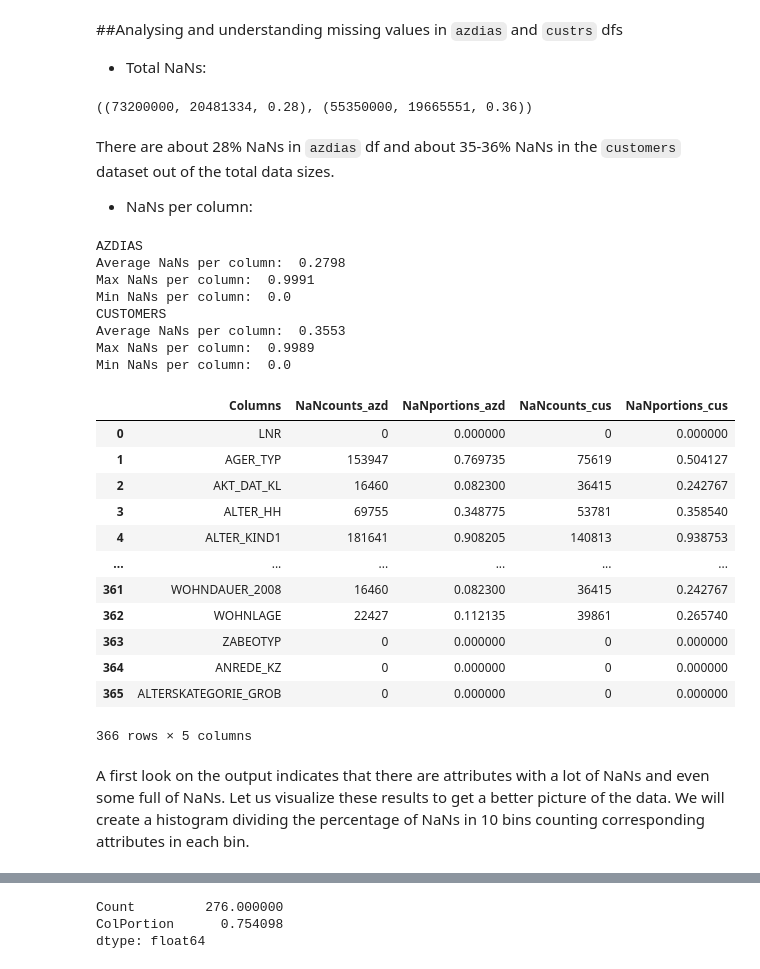
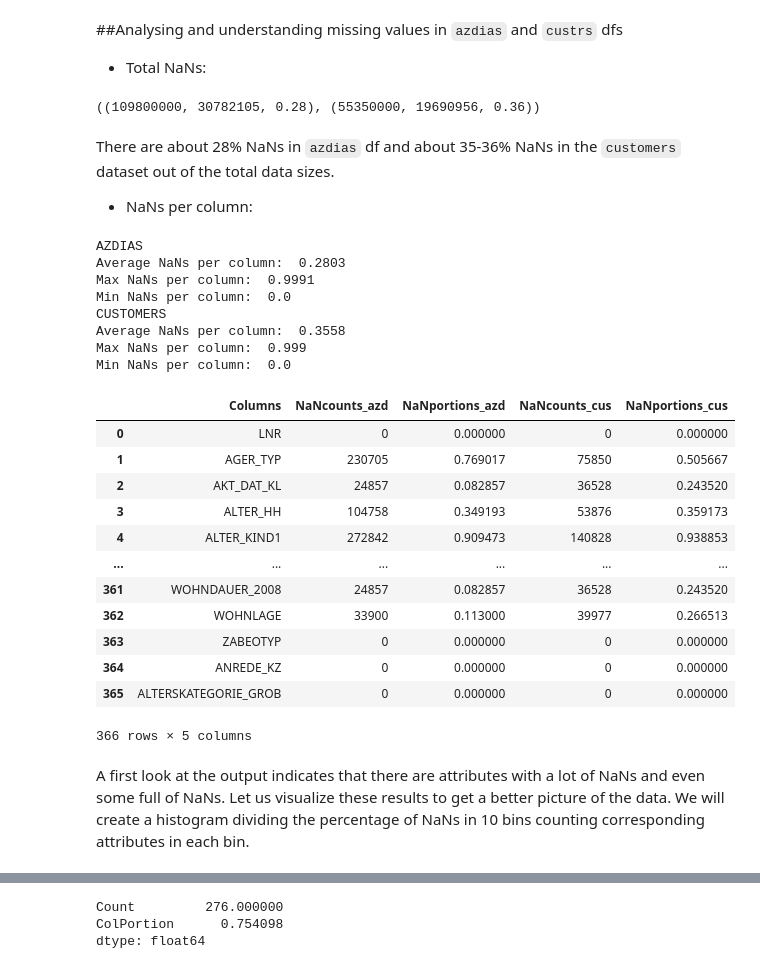
Before and after one commit to chrisliatas/dsnd-customer-segmentation, a Jupyter notebook: Arvato Project Workbook.ipynb, the cells around one changed output, grey strips where cells are left out. Cells and saved outputs as stored; diff of their text form; code cells hidden in the pictures.

```diff
--- a/Arvato Project Workbook.ipynb
+++ b/Arvato Project Workbook.ipynb
@@ -98,17 +110,19 @@ You'll notice when the data is loaded in that a warning message will immediately
 # %%
 # Assign path names to variables for easier manipulation later on.
+colab_dir = "/content/drive/MyDrive/workspace/arvato_data/"
+remote_dir = "../../data/Term2/capstone/arvato_data/"
 
-azdias_file = "/content/drive/MyDrive/workspace/arvato_data/Udacity_AZDIAS_052018.csv" if IN_COLAB else "../../data/Term2/capstone/arvato_data/Udacity_AZDIAS_052018.csv"
-customers_file = "/content/drive/MyDrive/workspace/arvato_data/Udacity_CUSTOMERS_052018.csv" if IN_COLAB else "../../data/Term2/capstone/arvato_data/Udacity_CUSTOMERS_052018.csv"
-mailout_train_file = "/content/drive/MyDrive/workspace/arvato_data/Udacity_MAILOUT_052018_TRAIN.csv" if IN_COLAB else "../../data/Term2/capstone/arvato_data/Udacity_MAILOUT_052018_TRAIN.csv"
-mailout_test_file = "/content/drive/MyDrive/workspace/arvato_data/Udacity_MAILOUT_052018_TEST.csv" if IN_COLAB else "../../data/Term2/capstone/arvato_data/Udacity_MAILOUT_052018_TEST.csv"
+azdias_file = f"{colab_dir if IN_COLAB else remote_dir}Udacity_AZDIAS_052018.csv"
+customers_file = f"{colab_dir if IN_COLAB else remote_dir}Udacity_CUSTOMERS_052018.csv"
+mailout_train_file = f"{colab_dir if IN_COLAB else remote_dir}Udacity_MAILOUT_052018_TRAIN.csv"
+mailout_test_file = f"{colab_dir if IN_COLAB else remote_dir}Udacity_MAILOUT_052018_TEST.csv"
 
 # Files with information about the columns depicted in the csv files
-dias_attrib = "/content/drive/MyDrive/workspace/arvato_data/DIAS Attributes - Values 2017.xlsx" if IN_COLAB else "DIAS Attributes - Values 2017.xlsx"
-dias_info = "/content/drive/MyDrive/workspace/arvato_data/DIAS Information Levels - Attributes 2017.xlsx" if IN_COLAB else "DIAS Information Levels - Attributes 2017.xlsx"
+dias_attrib = f"{colab_dir if IN_COLAB else remote_dir}DIAS Attributes - Values 2017.xlsx"
+dias_info = f"{colab_dir if IN_COLAB else remote_dir}DIAS Information Levels - Attributes 2017.xlsx"
 
 # Kaggle submission file
-kg_submission = "/content/drive/MyDrive/workspace/arvato_data/" if IN_COLAB else ""
+kg_submission = colab_dir if IN_COLAB else ""
 # Kaggle competition
 kg_competition = 'udacity-arvato-identify-customers'
 # %% [markdown]
@@ -119,7 +133,7 @@ def get_df_sample(n_samples, seed=None, *args, **kwargs):
 
     Args:
         n_samples (int): Size of sample (number of rows) to randomly load from the input file.
-        args, kwargs: Pass arguments and keword arguments as in pandas `read_csv` method.
+        args, kwargs: Pass arguments and keyword arguments as in pandas `read_csv` method.
         Ref: https://pandas.pydata.org/docs/reference/api/pandas.read_csv.html
 
     Returns:
@@ -201,5 +215,5 @@ A samle of 200,000 rows will be used for `AZDIAS` and 150,000 rows for `CUSTOMER
 # %%
-azd_sample_size = 200000
+azd_sample_size = 300000
 cus_sample_size = 150000
 
 # Specific values to replace as np.NaN while loading the dataframe.
@@ -214,9 +228,9 @@ read_csv_kwargs = {
 }
 
 # Read samples from azdias, customers datasets of size n rows, (use parse_dates to convert `EINGEFUEGT_AM` to datetime).
-azdias = get_df_sample(azd_sample_size, 42, azdias_file, **read_csv_kwargs)
+azdias = get_df_sample(azd_sample_size, None, azdias_file, **read_csv_kwargs)
 # custrs = pd.read_csv(customers_file, sep=';', na_values=na_tupl, parse_dates=['EINGEFUEGT_AM'])
-custrs = get_df_sample(cus_sample_size, 42, customers_file, **read_csv_kwargs)
+custrs = get_df_sample(cus_sample_size, None, customers_file, **read_csv_kwargs)
 # %% [markdown]
 Let us check the dataframes now:
 # %%
@@ -911,7 +925,7 @@ cus_df_nan = custrs.isna().sum().sum()
 (azdias.size, azdias_nan, round(azdias_nan/azdias.size, 2)), \
 (custrs.size, cus_df_nan, round(cus_df_nan/custrs.size, 2))
 # %% [output]
-((73200000, 20481334, 0.28), (55350000, 19665551, 0.36))
+((109800000, 30782105, 0.28), (55350000, 19690956, 0.36))
 # %% [markdown]
 There are about 28% NaNs in `azdias` df and about 35-36% NaNs in the `customers`
 dataset out of the total data sizes.
@@ -933,7 +947,7 @@ def cols_nans_info(df, cols=None):
 
     Returns:
         A new dataframe with three columns providing counts and portions of NaNs
-        per column in the input df. Examle:
+        per column in the input df. Example:
 
             Columns	     NaNcounts	NaNportions
         0	AGER_TYP	   685843	    0.769554
@@ -941,47 +955,47 @@ def cols_nans_info(df, cols=None):
         2	ALTER_HH	   310267	    0.348137
         3	ALTER_KIND1	   810163	    0.909048
         4	ALTER_KIND2	   861722	    0.966900
     """
     cols = cols or ('Columns', 'NaNcounts', 'NaNportions')
     new_df = df.isna().sum().rename_axis(cols[0]).reset_index(name=cols[1])
     new_df[cols[2]] = new_df[cols[1]] / df.shape[0]
 
     print('Average NaNs per column: ', round(new_df[cols[2]].mean(), 4))
     print('Max NaNs per column: ', round(new_df[cols[2]].max(), 4))
     print('Min NaNs per column: ', round(new_df[cols[2]].min(), 4))
 
     return new_df
 
 # Get NaNs info for the `azdias` dataframe
 print("AZDIAS")
 azdias_nans = cols_nans_info(azdias)
 # Get NaNs info for the `custrs` dataframe
 print("CUSTOMERS")
 cus_df_nans = cols_nans_info(custrs)
 
 pd.merge(azdias_nans, cus_df_nans, on='Columns', suffixes=("_azd", "_cus"))
 # %% [output]
 AZDIAS
-Average NaNs per column:  0.2798
+Average NaNs per column:  0.2803
 Max NaNs per column:  0.9991
 Min NaNs per column:  0.0
 CUSTOMERS
-Average NaNs per column:  0.3553
-Max NaNs per column:  0.9989
+Average NaNs per column:  0.3558
+Max NaNs per column:  0.999
 Min NaNs per column:  0.0
 |  | Columns | NaNcounts_azd | NaNportions_azd | NaNcounts_cus | NaNportions_cus |
 | 0 | LNR | 0 | 0.000000 | 0 | 0.000000 |
-| 1 | AGER_TYP | 153947 | 0.769735 | 75619 | 0.504127 |
-| 2 | AKT_DAT_KL | 16460 | 0.082300 | 36415 | 0.242767 |
-| 3 | ALTER_HH | 69755 | 0.348775 | 53781 | 0.358540 |
-| 4 | ALTER_KIND1 | 181641 | 0.908205 | 140813 | 0.938753 |
+| 1 | AGER_TYP | 230705 | 0.769017 | 75850 | 0.505667 |
+| 2 | AKT_DAT_KL | 24857 | 0.082857 | 36528 | 0.243520 |
+| 3 | ALTER_HH | 104758 | 0.349193 | 53876 | 0.359173 |
+| 4 | ALTER_KIND1 | 272842 | 0.909473 | 140828 | 0.938853 |
 | ... | ... | ... | ... | ... | ... |
-| 361 | WOHNDAUER_2008 | 16460 | 0.082300 | 36415 | 0.242767 |
-| 362 | WOHNLAGE | 22427 | 0.112135 | 39861 | 0.265740 |
+| 361 | WOHNDAUER_2008 | 24857 | 0.082857 | 36528 | 0.243520 |
+| 362 | WOHNLAGE | 33900 | 0.113000 | 39977 | 0.266513 |
 | 363 | ZABEOTYP | 0 | 0.000000 | 0 | 0.000000 |
 | 364 | ANREDE_KZ | 0 | 0.000000 | 0 | 0.000000 |
 | 365 | ALTERSKATEGORIE_GROB | 0 | 0.000000 | 0 | 0.000000 |
 366 rows × 5 columns
 # %% [markdown]
-A first look on the output indicates that there are attributes with a lot of NaNs and even some full of NaNs. Let us visualize these results to get a better picture of the data. We will create a histogram dividing the percentage of NaNs in 10 bins counting corresponding attributes in each bin.
+A first look at the output indicates that there are attributes with a lot of NaNs and even some full of NaNs. Let us visualize these results to get a better picture of the data. We will create a histogram dividing the percentage of NaNs in 10 bins counting corresponding attributes in each bin.
 # %%
```
Also changed, not shown: parts of 273 cells of this notebook, 18 other files.
